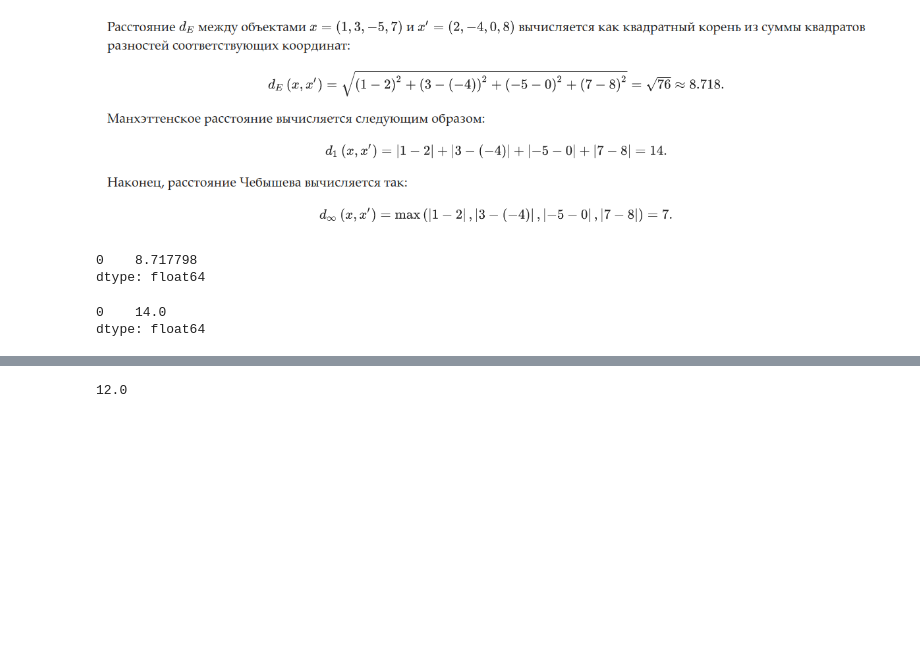
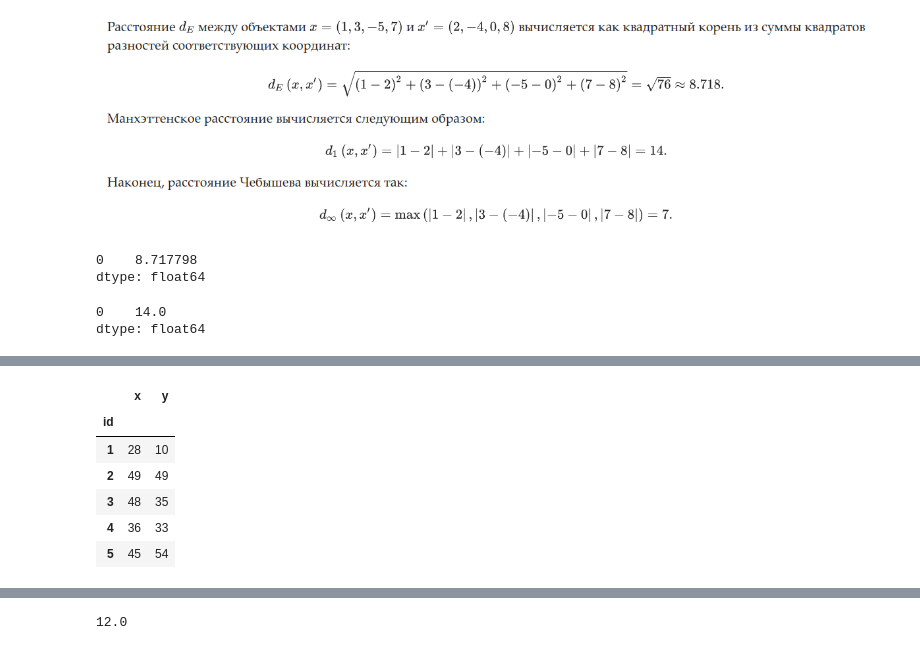
Before and after one commit to larikhin/Data_Analysis_ML, a Jupyter notebook: 20 sorting/sort_evklid_mankh_cheb.ipynb, the cells around one changed output, grey strips where cells are left out. Drawn from its saved outputs; the diff is of its cells as text; code cells hidden in the pictures; blank space fills up the shorter version.

```diff
--- a/20 sorting/sort_evklid_mankh_cheb.ipynb
+++ b/20 sorting/sort_evklid_mankh_cheb.ipynb
@@ -65,0 +53,11 @@ d1.min()
+# %%
+data_d = data.drop(['class'], axis=1)
+data_d
+# %% [output]
+|  | x | y |
+| id |  |  |
+| 1 | 28 | 10 |
+| 2 | 49 | 49 |
+| 3 | 48 | 35 |
+| 4 | 36 | 33 |
+| 5 | 45 | 54 |
```
Also changed, not shown: parts of 30 cells of this notebook.
